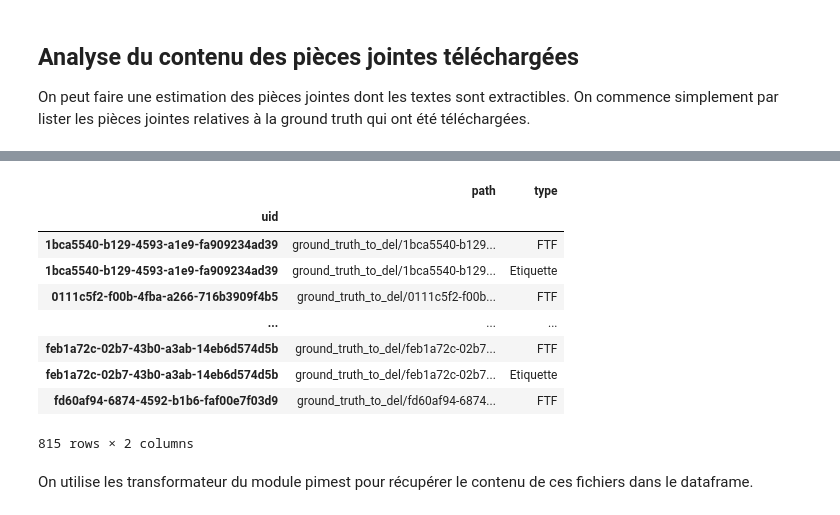
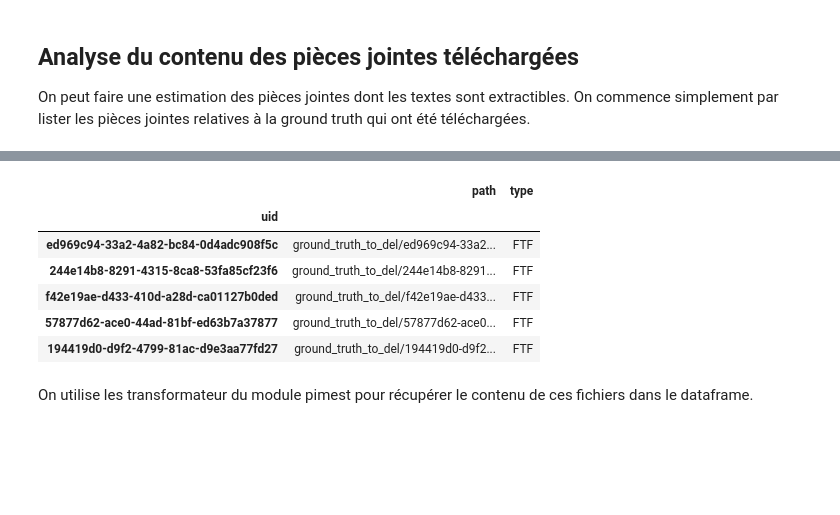
Before and after one commit to UltraDiuve/PIM-Recognizer, a Jupyter notebook: report/notebooks/ground_truth_constitution.ipynb, the cells around one changed output, grey strips where cells are left out. Cells and saved outputs as stored; diff of their text form; code cells hidden in the pictures; blank space fills up the shorter version.

```diff
--- a/report/notebooks/ground_truth_constitution.ipynb
+++ b/report/notebooks/ground_truth_constitution.ipynb
@@ -361,20 +310,17 @@ list(p.glob('**/*.pdf'))
 # %%
 files_df = pd.DataFrame(list(p.glob('**/*.pdf')), columns=['path'])
 files_df['type'] = files_df['path'].apply(lambda x: x.name).apply(lambda x: x.split('.')[0])
 files_df['uid'] = files_df['path'].apply(lambda x: x.parent.name)
 files_df.set_index('uid', inplace=True)
-files_df
+files_df.sample(5)
 # %% [output]
 |  | path | type |
 | uid |  |  |
-| 1bca5540-b129-4593-a1e9-fa909234ad39 | ground_truth_to_del/1bca5540-b129... | FTF |
-| 1bca5540-b129-4593-a1e9-fa909234ad39 | ground_truth_to_del/1bca5540-b129... | Etiquette |
-| 0111c5f2-f00b-4fba-a266-716b3909f4b5 | ground_truth_to_del/0111c5f2-f00b... | FTF |
-| ... | ... | ... |
-| feb1a72c-02b7-43b0-a3ab-14eb6d574d5b | ground_truth_to_del/feb1a72c-02b7... | FTF |
-| feb1a72c-02b7-43b0-a3ab-14eb6d574d5b | ground_truth_to_del/feb1a72c-02b7... | Etiquette |
-| fd60af94-6874-4592-b1b6-faf00e7f03d9 | ground_truth_to_del/fd60af94-6874... | FTF |
+| ed969c94-33a2-4a82-bc84-0d4adc908f5c | ground_truth_to_del/ed969c94-33a2... | FTF |
+| 244e14b8-8291-4315-8ca8-53fa85cf23f6 | ground_truth_to_del/244e14b8-8291... | FTF |
+| f42e19ae-d433-410d-a28d-ca01127b0ded | ground_truth_to_del/f42e19ae-d433... | FTF |
+| 57877d62-ace0-44ad-81bf-ed63b7a37877 | ground_truth_to_del/57877d62-ace0... | FTF |
+| 194419d0-d9f2-4799-81ac-d9e3aa77fd27 | ground_truth_to_del/194419d0-d9f2... | FTF |
-815 rows × 2 columns
 # %% [markdown]
 On utilise les transformateur du module pimest pour récupérer le contenu de ces fichiers dans le dataframe.
 # %%
```
Also changed, not shown: parts of 21 cells of this notebook.
